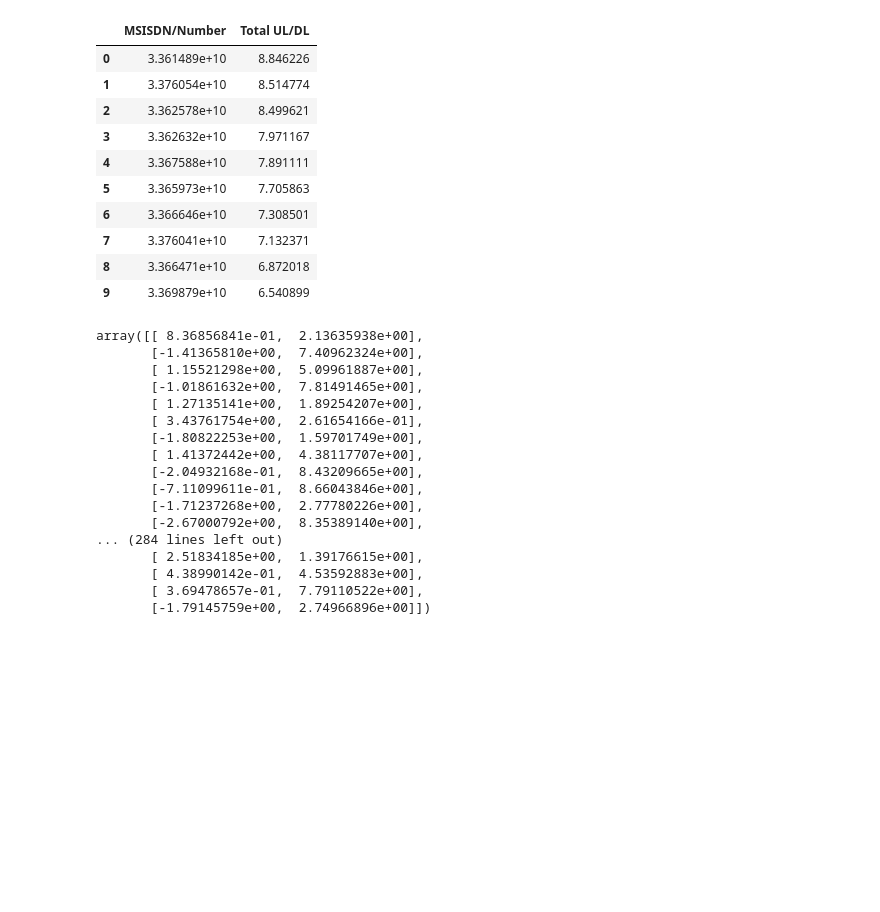
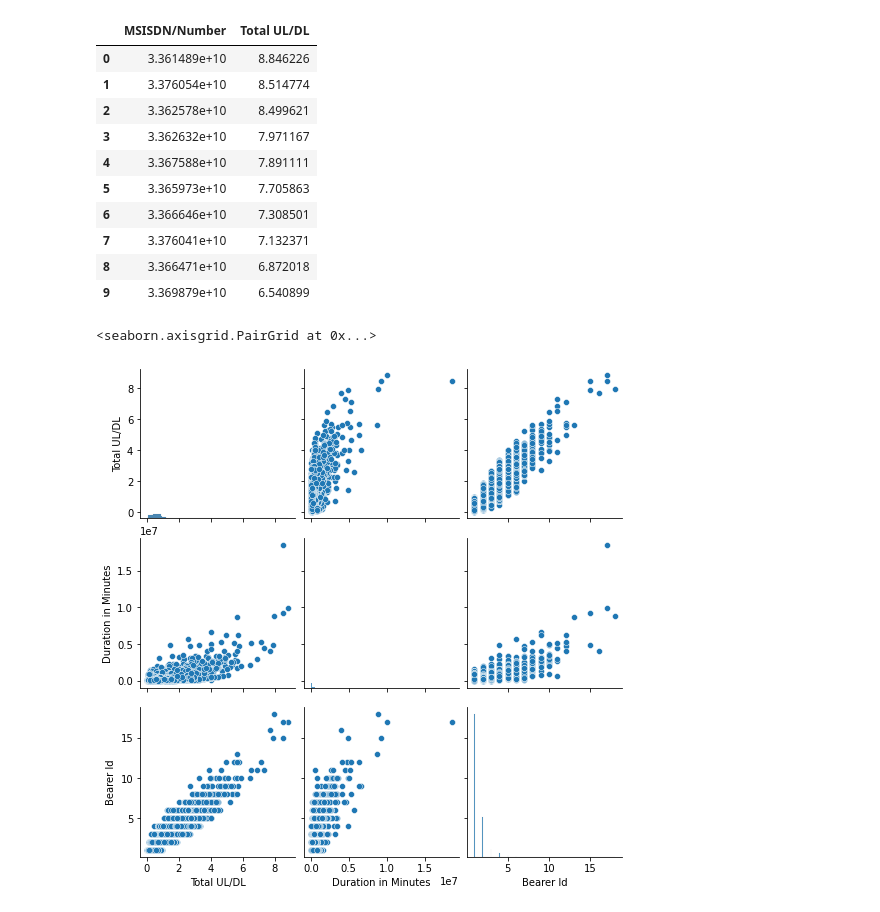
Before and after one commit to abeselomg/Telecom_user_analysis, a Jupyter notebook: notebooks/engagement-analysis.ipynb, the cells around one changed output. Saved outputs shown, nothing was run; the diff lists cells and outputs as text; code cells hidden in the pictures; blank space fills up the shorter version.

```diff
--- a/notebooks/engagement-analysis.ipynb
+++ b/notebooks/engagement-analysis.ipynb
@@ -32,0 +18,3 @@ clean_df
+# %%
+clean_df=clean_df[["MSISDN/Number","Bearer Id","Duration in Minutes","Total UL/DL"]]
+clean_df.head()
@@ -83,25 +78,8 @@ trafic_top10
 | 7 | 3.376041e+10 | 7.132371 |
 | 8 | 3.366471e+10 | 6.872018 |
 | 9 | 3.369879e+10 | 6.540899 |
-# %%
-X, y = make_blobs(n_samples=300, centers=4, cluster_std=0.60, random_state=0)
-X
-# plt.scatter(X[:, 0], X[:, 1])
-# %% [output]
-array([[ 8.36856841e-01,  2.13635938e+00],
-       [-1.41365810e+00,  7.40962324e+00],
-       [ 1.15521298e+00,  5.09961887e+00],
-       [-1.01861632e+00,  7.81491465e+00],
-       [ 1.27135141e+00,  1.89254207e+00],
-       [ 3.43761754e+00,  2.61654166e-01],
-       [-1.80822253e+00,  1.59701749e+00],
-       [ 1.41372442e+00,  4.38117707e+00],
-       [-2.04932168e-01,  8.43209665e+00],
-       [-7.11099611e-01,  8.66043846e+00],
-       [-1.71237268e+00,  2.77780226e+00],
-       [-2.67000792e+00,  8.35389140e+00],
-... (284 lines left out)
-       [ 2.51834185e+00,  1.39176615e+00],
-       [ 4.38990142e-01,  4.53592883e+00],
-       [ 3.69478657e-01,  7.79110522e+00],
-       [-1.79145759e+00,  2.74966896e+00]])
+# %%
+sns.pairplot(clean_df[["Total UL/DL", "Duration in Minutes", "Bearer Id"]])
+# %% [output]
+<seaborn.axisgrid.PairGrid at 0x...>
+[figure, added]
```
Also changed, not shown: parts of 25 cells of this notebook, 1 other file.
